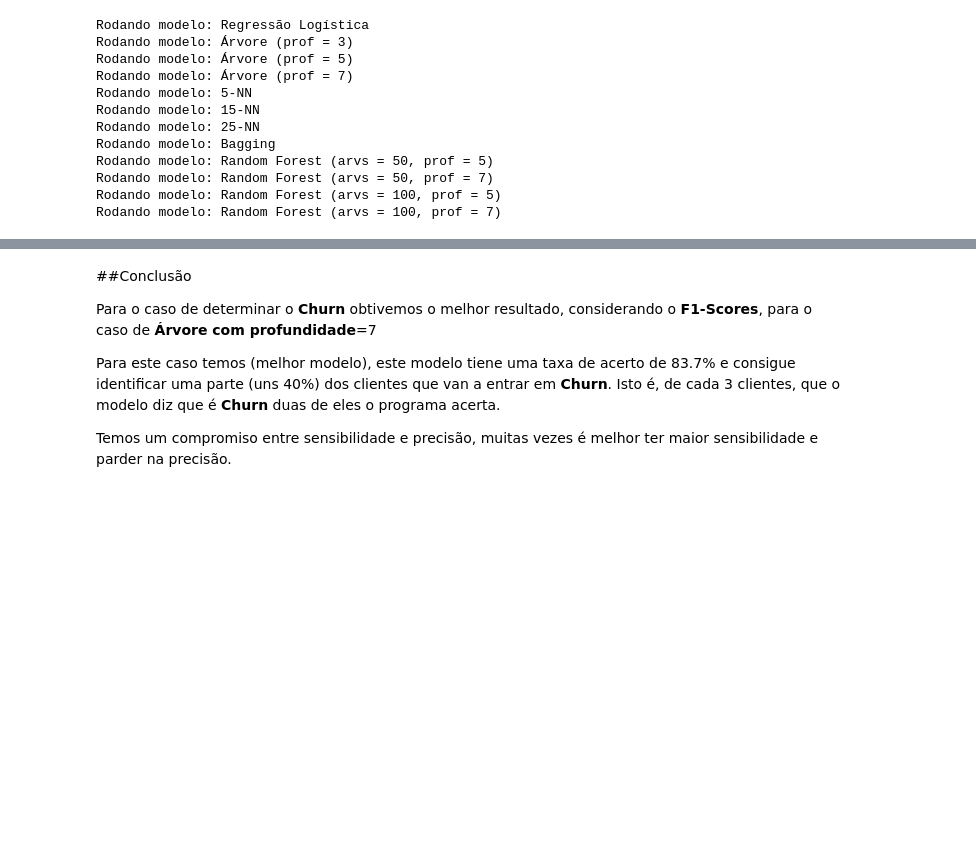
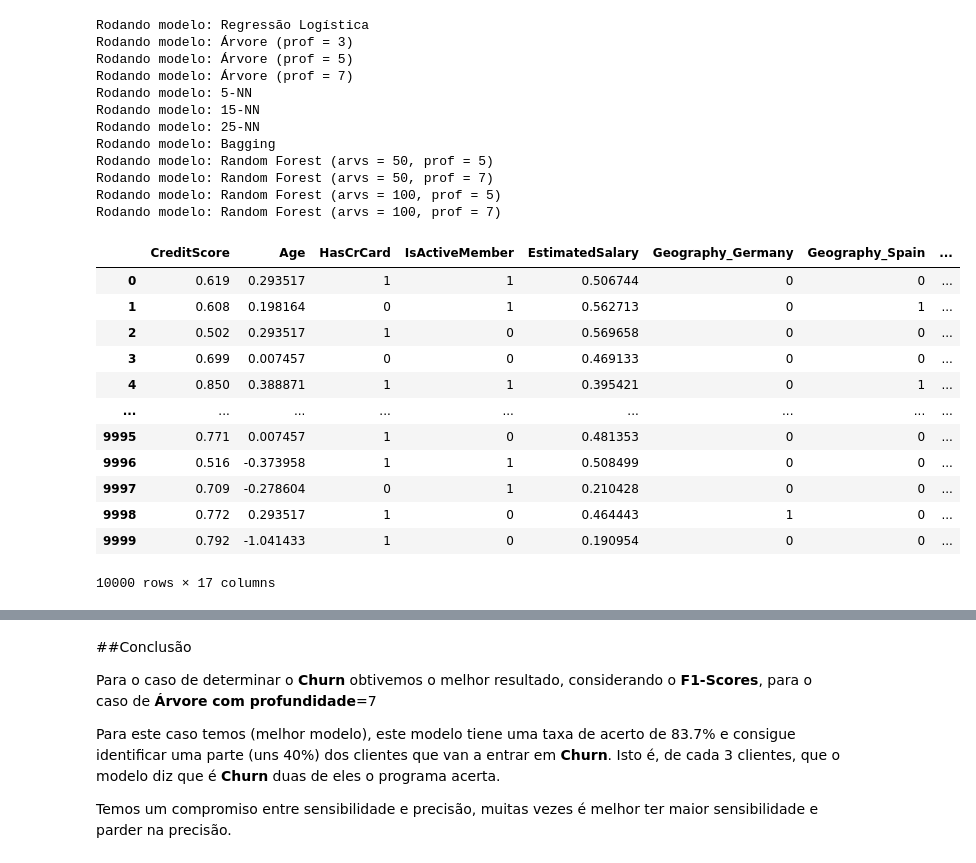
Before and after one commit to profjuanito/Analise_de_Dados_com_Machine_Learning, a Jupyter notebook: Churn/Dados_Churn Data.ipynb, the cells around one changed output, grey strips where cells are left out. Cells and saved outputs as stored; diff of their text form; code cells hidden in the pictures; blank space fills up the shorter version.

```diff
--- a/Churn/Dados_Churn Data.ipynb
+++ b/Churn/Dados_Churn Data.ipynb
@@ -612,6 +613,22 @@ Rodando modelo: Random Forest (arvs = 50, prof = 5)
 Rodando modelo: Random Forest (arvs = 50, prof = 7)
 Rodando modelo: Random Forest (arvs = 100, prof = 5)
 Rodando modelo: Random Forest (arvs = 100, prof = 7)
+# %%
+X
+# %% [output]
+|  | CreditScore | Age | HasCrCard | IsActiveMember | EstimatedSalary | Geography_Germany | Geography_Spain | ... |
+| 0 | 0.619 | 0.293517 | 1 | 1 | 0.506744 | 0 | 0 | ... |
+| 1 | 0.608 | 0.198164 | 0 | 1 | 0.562713 | 0 | 1 | ... |
+| 2 | 0.502 | 0.293517 | 1 | 0 | 0.569658 | 0 | 0 | ... |
+| 3 | 0.699 | 0.007457 | 0 | 0 | 0.469133 | 0 | 0 | ... |
+| 4 | 0.850 | 0.388871 | 1 | 1 | 0.395421 | 0 | 1 | ... |
+| ... | ... | ... | ... | ... | ... | ... | ... | ... |
+| 9995 | 0.771 | 0.007457 | 1 | 0 | 0.481353 | 0 | 0 | ... |
+| 9996 | 0.516 | -0.373958 | 1 | 1 | 0.508499 | 0 | 0 | ... |
+| 9997 | 0.709 | -0.278604 | 0 | 1 | 0.210428 | 0 | 0 | ... |
+| 9998 | 0.772 | 0.293517 | 1 | 0 | 0.464443 | 1 | 0 | ... |
+| 9999 | 0.792 | -1.041433 | 1 | 0 | 0.190954 | 0 | 0 | ... |
+10000 rows × 17 columns
 # %%
 resultados.sort_values(by = 'f1-score', ascending = False)
 # %% [output]
```
Also changed, not shown: parts of 7 cells of this notebook.
